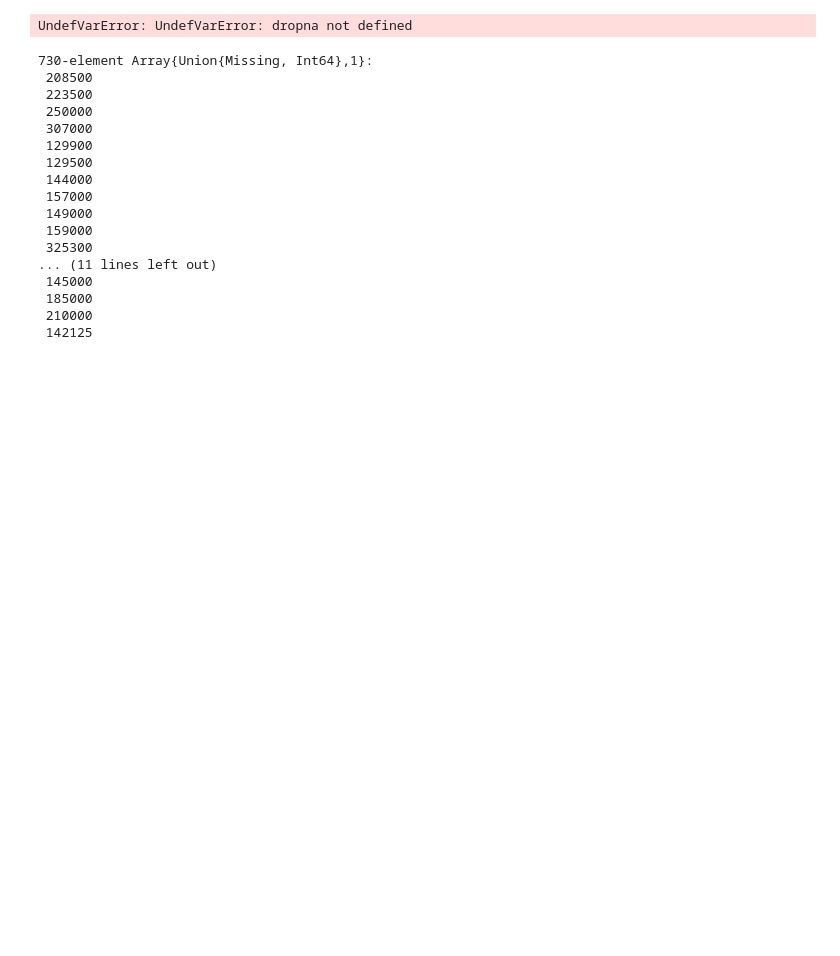
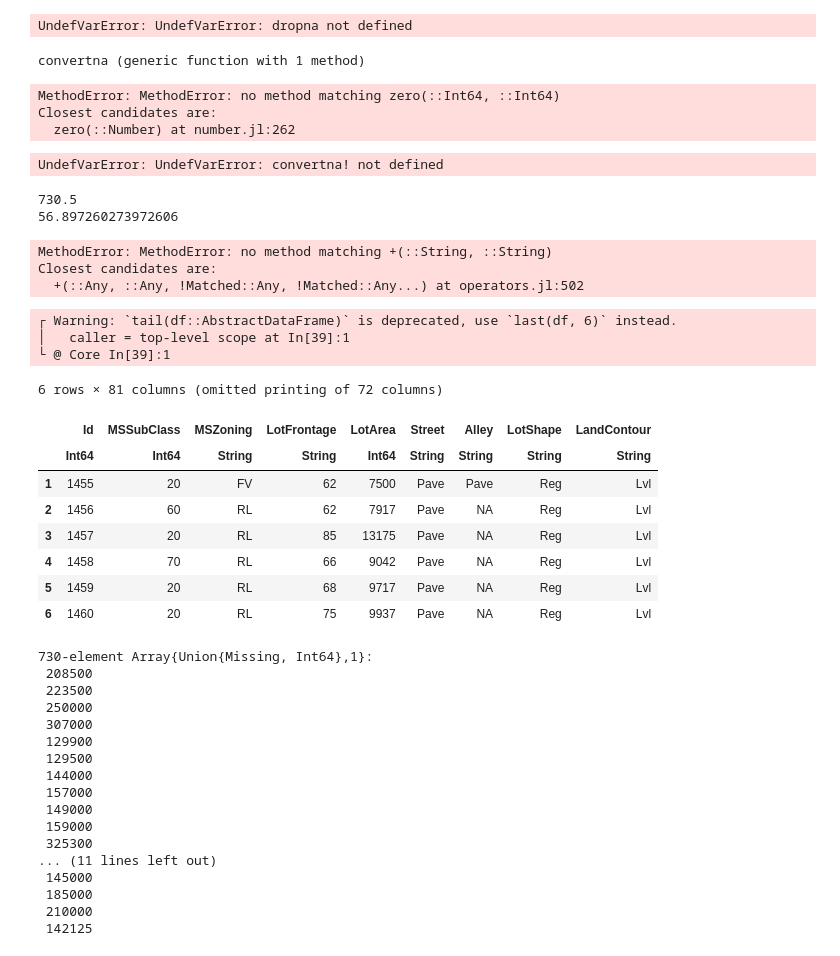
Before and after one commit to Fredo-XVII/Julia, a Jupyter notebook: Julia_Tutorial_PCA.ipynb, the cells around one changed output. Cells and saved outputs as stored; diff of their text form; code cells hidden in the pictures; blank space fills up the shorter version.

```diff
--- a/Julia_Tutorial_PCA.ipynb
+++ b/Julia_Tutorial_PCA.ipynb
@@ -91,6 +90,55 @@ length(completecases(housing))
 length(DataFrames.dropna(housing_df))
 # %% [output]
 UndefVarError: UndefVarError: dropna not defined
+# %%
+function convertna(x)
+    if x == "NA"
+        return missing
+    end
+    return x
+end
+# %% [output]
+convertna (generic function with 1 method)
+# %%
+row, col = size(housing_df)
+housing_df1 = DataFrame(zero(row,col),names(housing_df))
+# %% [output]
+MethodError: MethodError: no method matching zero(::Int64, ::Int64)
+Closest candidates are:
+  zero(::Number) at number.jl:262
+# %%
+housing_df1 = housing_df
+for name in names(housing_df1)
+    if eltype(name) = "String"
+        convertna!(housing_df1[!,name])
+end
+# %% [output]
+UndefVarError: UndefVarError: convertna! not defined
+# %%
+for name in names(housing_df1)
+    println(mean(housing_df1[!,name]))
+end
+# %% [output]
+730.5
+56.897260273972606
+MethodError: MethodError: no method matching +(::String, ::String)
+Closest candidates are:
+  +(::Any, ::Any, !Matched::Any, !Matched::Any...) at operators.jl:502
+# %%
+tail(housing_df1)
+# %% [output]
+┌ Warning: `tail(df::AbstractDataFrame)` is deprecated, use `last(df, 6)` instead.
+│   caller = top-level scope at In[39]:1
+└ @ Core In[39]:1
+6 rows × 81 columns (omitted printing of 72 columns)
+|  | Id | MSSubClass | MSZoning | LotFrontage | LotArea | Street | Alley | LotShape | LandContour |
+|  | Int64 | Int64 | String | String | Int64 | String | String | String | String |
+| 1 | 1455 | 20 | FV | 62 | 7500 | Pave | Pave | Reg | Lvl |
+| 2 | 1456 | 60 | RL | 62 | 7917 | Pave | NA | Reg | Lvl |
+| 3 | 1457 | 20 | RL | 85 | 13175 | Pave | NA | Reg | Lvl |
+| 4 | 1458 | 70 | RL | 66 | 9042 | Pave | NA | Reg | Lvl |
+| 5 | 1459 | 20 | RL | 68 | 9717 | Pave | NA | Reg | Lvl |
+| 6 | 1460 | 20 | RL | 75 | 9937 | Pave | NA | Reg | Lvl |
 # %%
 # split half to training set. 5.1  3.5  1.4  0.2
 # Array{Union{T, Missing}}
```
Also changed, not shown: parts of 5 cells of this notebook.
